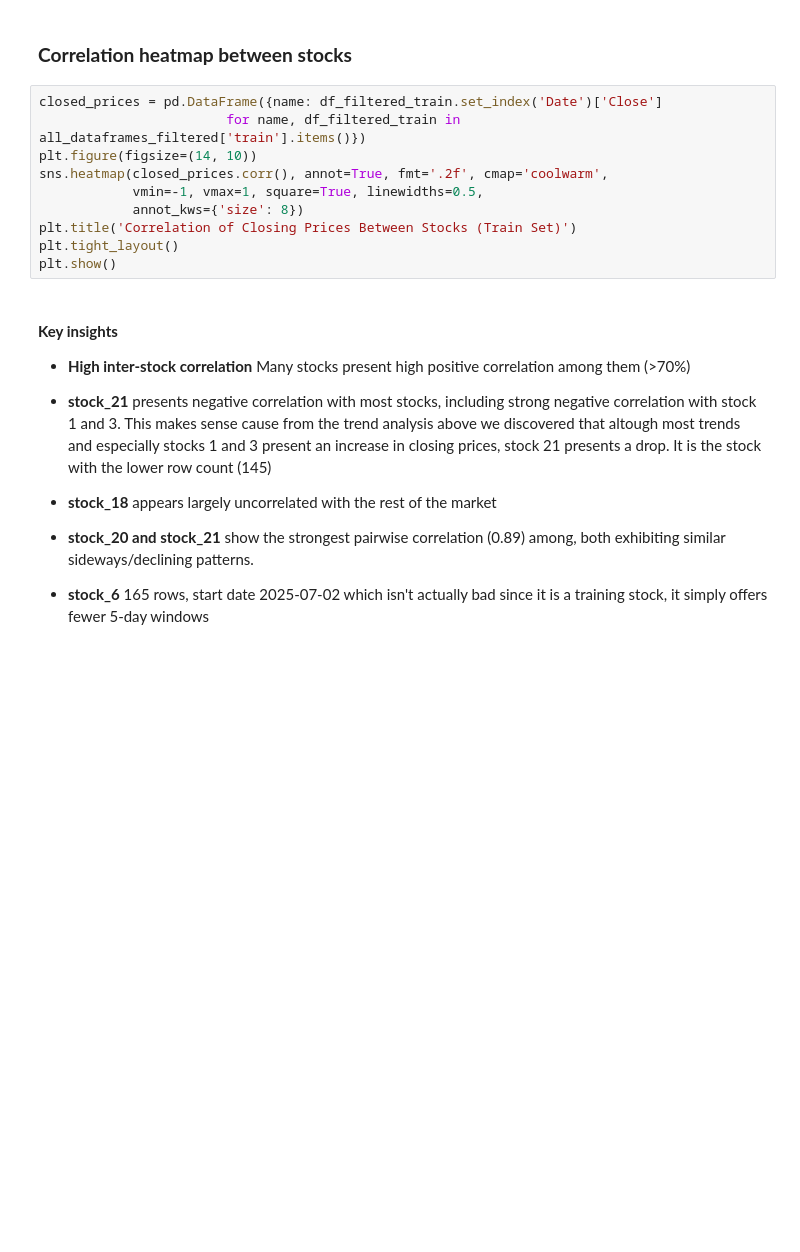
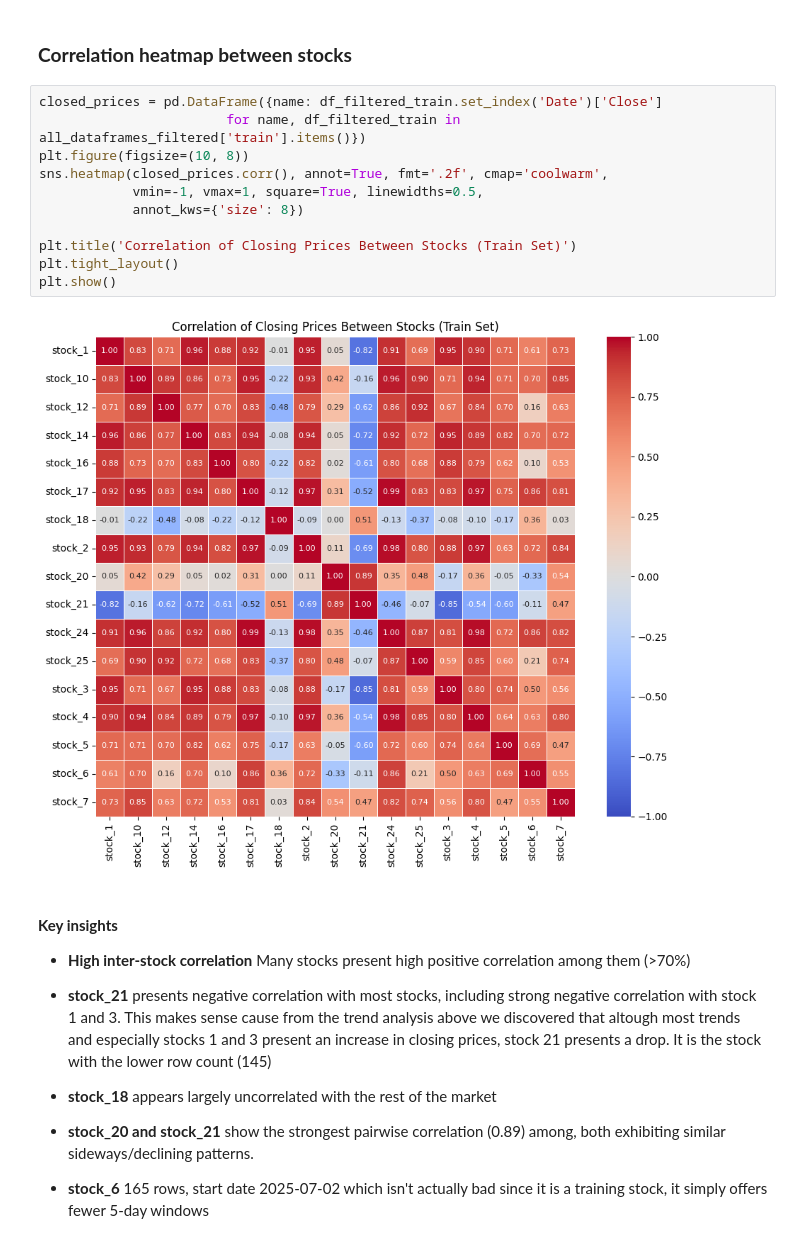
Before and after one commit to kimonkmrs/TIMESERIES_CLOSE_PRICE_PREDICTION, a Jupyter notebook: notebook/Main.ipynb, the cells around one changed output. Cells and saved outputs as stored; diff of their text form; blank space fills up the shorter version.

```diff
--- a/notebook/Main.ipynb
+++ b/notebook/Main.ipynb
@@ -331,13 +334,16 @@ fig.show()
 # %%
 closed_prices = pd.DataFrame({name: df_filtered_train.set_index('Date')['Close']
                         for name, df_filtered_train in all_dataframes_filtered['train'].items()})
-plt.figure(figsize=(14, 10))
+plt.figure(figsize=(10, 8))
 sns.heatmap(closed_prices.corr(), annot=True, fmt='.2f', cmap='coolwarm',
             vmin=-1, vmax=1, square=True, linewidths=0.5,
             annot_kws={'size': 8})
+
 plt.title('Correlation of Closing Prices Between Stocks (Train Set)')
 plt.tight_layout()
 plt.show()
+# %% [output]
+[figure, added]
 # %% [markdown]
 #### **Key insights**
 
```
Also changed, not shown: parts of 5 cells of this notebook.
